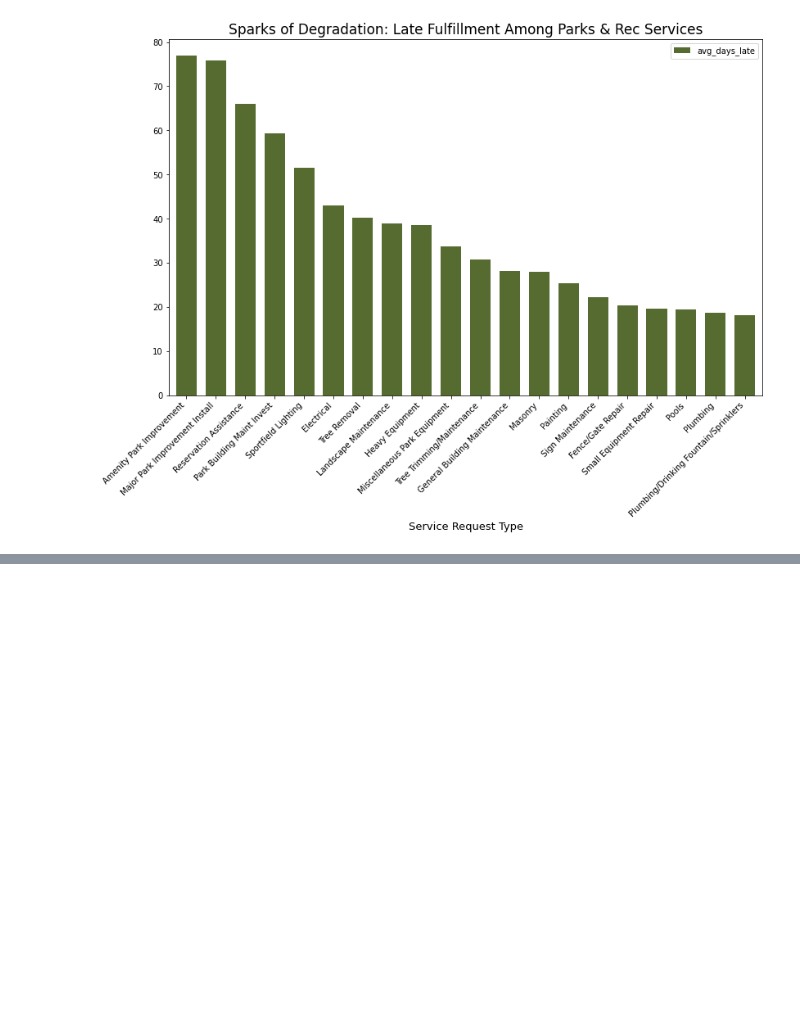
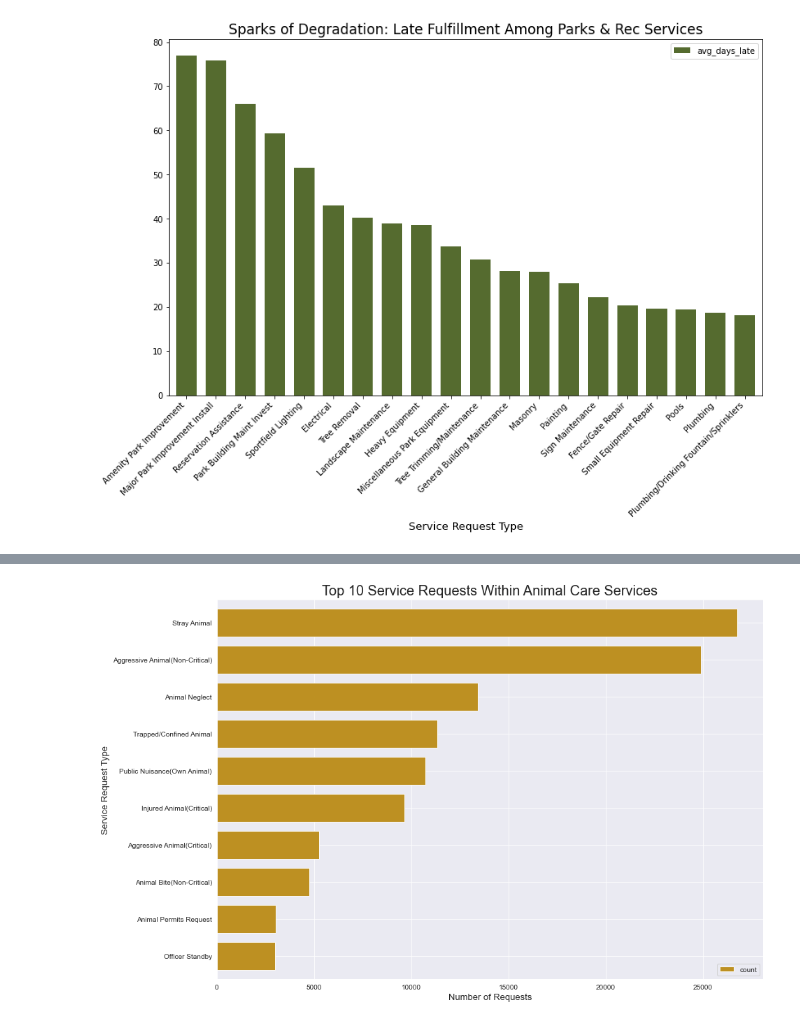
Before and after one commit to nicholas-dougherty/spark-exercises, a Jupyter notebook: explore.ipynb, the cells around one changed output, grey strips where cells are left out. Drawn from its saved outputs; the diff is of its cells as text; code cells hidden in the pictures; blank space fills up the shorter version.

```diff
--- a/explore.ipynb
+++ b/explore.ipynb
@@ -298,3 +342,23 @@ plt.show()
+# %%
+# checking out a different department
+with sns.axes_style('darkgrid'):
+
+    (
+        df.filter(col('department') == 'Animal Care Services')
+        .groupby('service_request_type').count()
+        .sort(desc('count'))
+        .toPandas()
+        .set_index('service_request_type')
+        .head(10)
+        .sort_values(by = 'count', ascending = True)
+        .plot.barh(figsize = (14,10), color = 'darkgoldenrod', width = .75, ec = 'white', alpha = .9)
+    )
+    plt.title('Top 10 Service Requests Within Animal Care Services', fontsize = 20)
+    plt.xlabel('Number of Requests', fontsize = 13)
+    plt.ylabel('Service Request Type', fontsize = 13)
+    plt.show()
+# %% [output]
+[figure, added]
 # %%
 # Does whether or not its a weekend matter for when a case is opened/closed?
 # %%
```
Also changed, not shown: parts of 2 cells of this notebook.
